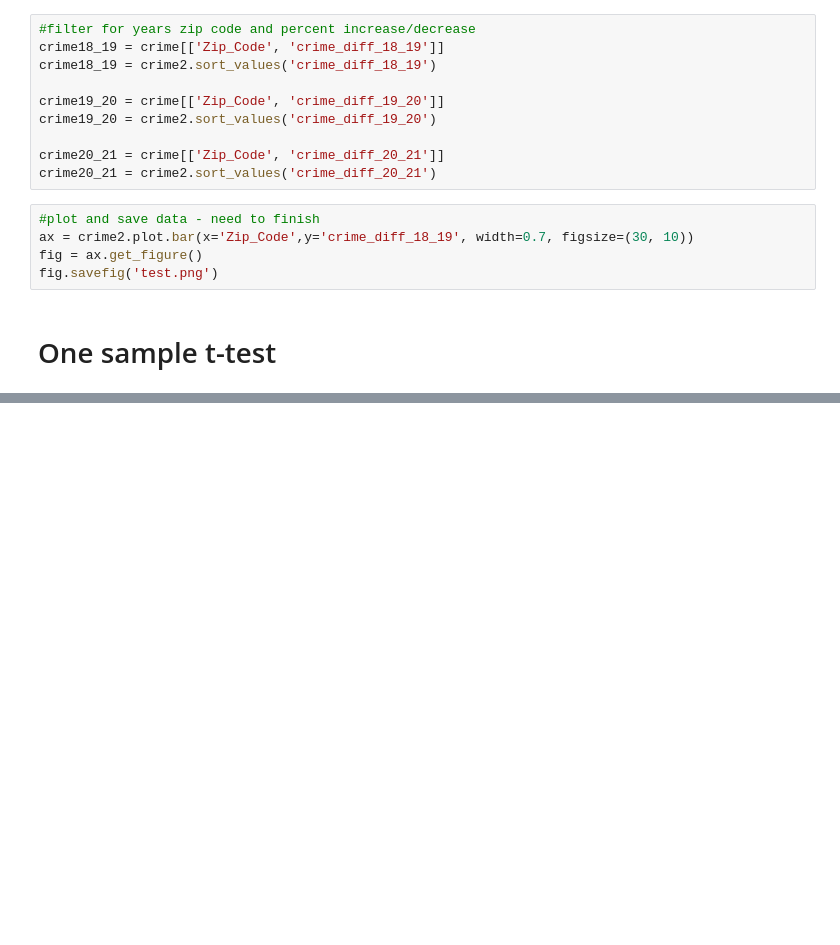
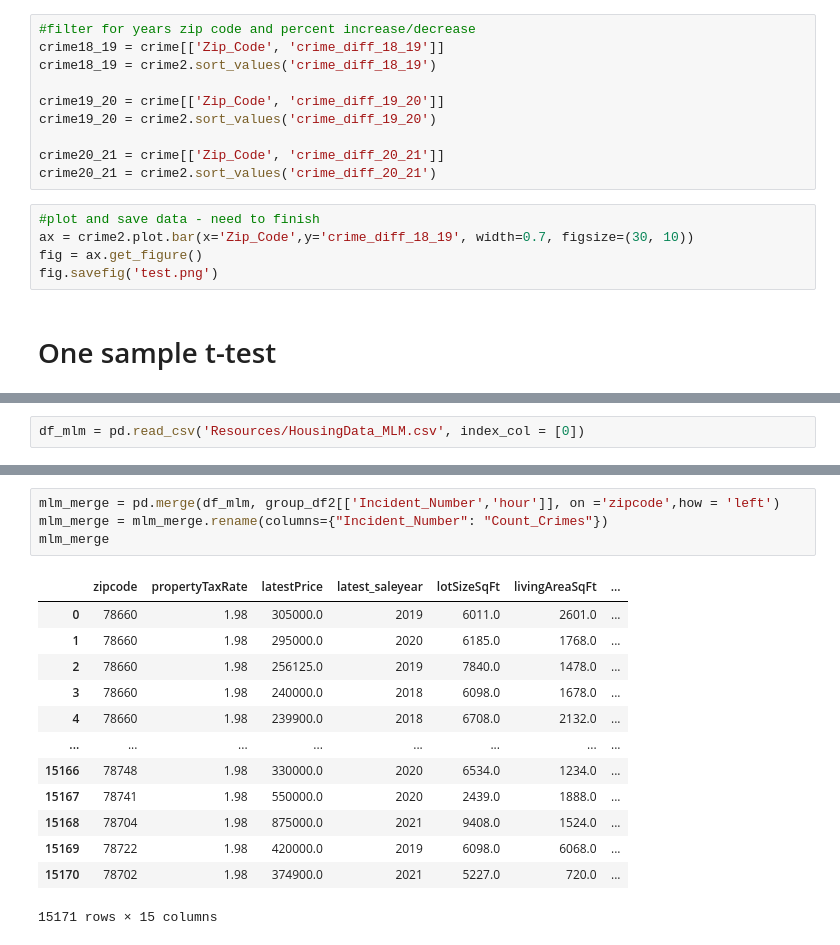
Before and after one commit to kellykindla/FinalProject, a Jupyter notebook: Refactoring.ipynb, the cells around one changed output, grey strips where cells are left out. Saved outputs shown, nothing was run; the diff lists cells and outputs as text; blank space fills up the shorter version.

```diff
--- a/Refactoring.ipynb
+++ b/Refactoring.ipynb
@@ -358,0 +361,2 @@ fig.savefig('test.png')
+# %%
+df_mlm = pd.read_csv('Resources/HousingData_MLM.csv', index_col = [0])
@@ -358,0 +380,18 @@ fig.savefig('test.png')
+# %%
+mlm_merge = pd.merge(df_mlm, group_df2[['Incident_Number','hour']], on ='zipcode',how = 'left')
+mlm_merge = mlm_merge.rename(columns={"Incident_Number": "Count_Crimes"})
+mlm_merge
+# %% [output]
+|  | zipcode | propertyTaxRate | latestPrice | latest_saleyear | lotSizeSqFt | livingAreaSqFt | ... |
+| 0 | 78660 | 1.98 | 305000.0 | 2019 | 6011.0 | 2601.0 | ... |
+| 1 | 78660 | 1.98 | 295000.0 | 2020 | 6185.0 | 1768.0 | ... |
+| 2 | 78660 | 1.98 | 256125.0 | 2019 | 7840.0 | 1478.0 | ... |
+| 3 | 78660 | 1.98 | 240000.0 | 2018 | 6098.0 | 1678.0 | ... |
+| 4 | 78660 | 1.98 | 239900.0 | 2018 | 6708.0 | 2132.0 | ... |
+| ... | ... | ... | ... | ... | ... | ... | ... |
+| 15166 | 78748 | 1.98 | 330000.0 | 2020 | 6534.0 | 1234.0 | ... |
+| 15167 | 78741 | 1.98 | 550000.0 | 2020 | 2439.0 | 1888.0 | ... |
+| 15168 | 78704 | 1.98 | 875000.0 | 2021 | 9408.0 | 1524.0 | ... |
+| 15169 | 78722 | 1.98 | 420000.0 | 2019 | 6098.0 | 6068.0 | ... |
+| 15170 | 78702 | 1.98 | 374900.0 | 2021 | 5227.0 | 720.0 | ... |
+15171 rows × 15 columns
```
Also changed, not shown: parts of 11 cells of this notebook, 1 other file.
